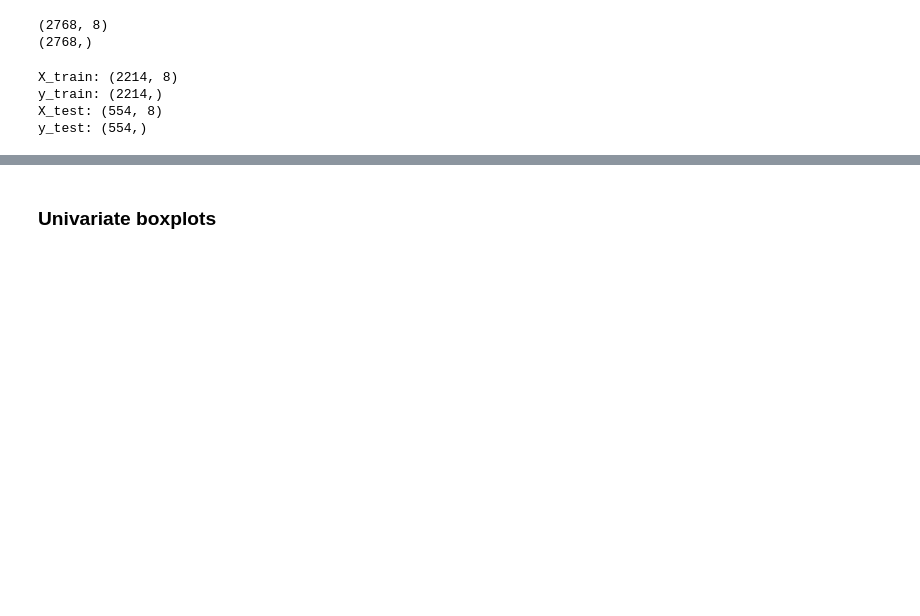
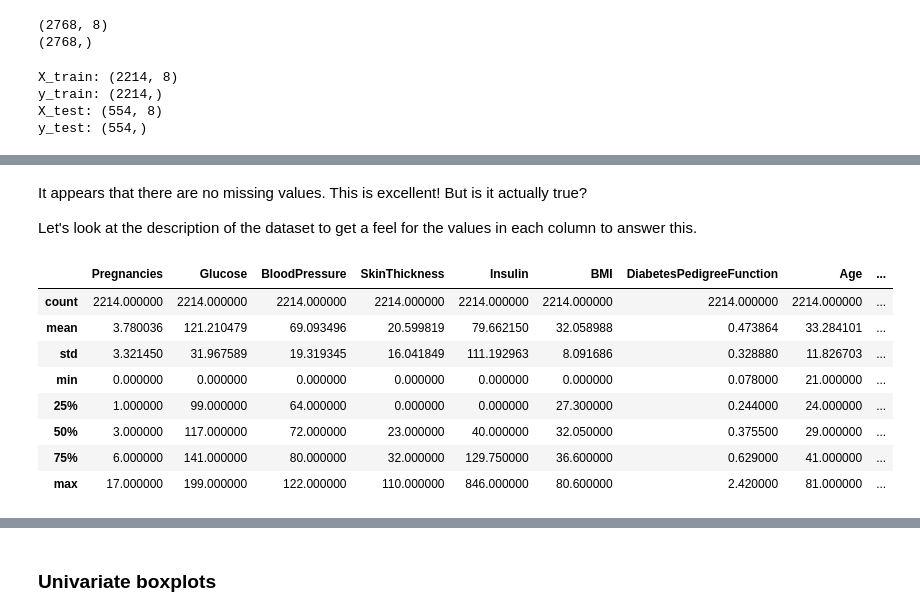
Before and after one commit to LewGoesB00M/CMP6202, a Jupyter notebook: Assignment/Code/CMP6202 Assignment 2.ipynb, the cells around one changed output, grey strips where cells are left out. Drawn from its saved outputs; the diff is of its cells as text; code cells hidden in the pictures; blank space fills up the shorter version.

```diff
--- a/Assignment/Code/CMP6202 Assignment 2.ipynb
+++ b/Assignment/Code/CMP6202 Assignment 2.ipynb
@@ -188,0 +121,16 @@ y_test: (554,)
+# %% [markdown]
+It appears that there are no missing values. This is excellent! But is it actually true?
+
+Let's look at the description of the dataset to get a feel for the values in each column to answer this.
+# %%
+fullTrainSet.describe()
+# %% [output]
+|  | Pregnancies | Glucose | BloodPressure | SkinThickness | Insulin | BMI | DiabetesPedigreeFunction | Age | ... |
+| count | 2214.000000 | 2214.000000 | 2214.000000 | 2214.000000 | 2214.000000 | 2214.000000 | 2214.000000 | 2214.000000 | ... |
+| mean | 3.780036 | 121.210479 | 69.093496 | 20.599819 | 79.662150 | 32.058988 | 0.473864 | 33.284101 | ... |
+| std | 3.321450 | 31.967589 | 19.319345 | 16.041849 | 111.192963 | 8.091686 | 0.328880 | 11.826703 | ... |
+| min | 0.000000 | 0.000000 | 0.000000 | 0.000000 | 0.000000 | 0.000000 | 0.078000 | 21.000000 | ... |
+| 25% | 1.000000 | 99.000000 | 64.000000 | 0.000000 | 0.000000 | 27.300000 | 0.244000 | 24.000000 | ... |
+| 50% | 3.000000 | 117.000000 | 72.000000 | 23.000000 | 40.000000 | 32.050000 | 0.375500 | 29.000000 | ... |
+| 75% | 6.000000 | 141.000000 | 80.000000 | 32.000000 | 129.750000 | 36.600000 | 0.629000 | 41.000000 | ... |
+| max | 17.000000 | 199.000000 | 122.000000 | 110.000000 | 846.000000 | 80.600000 | 2.420000 | 81.000000 | ... |
```
Also changed, not shown: parts of 32 cells of this notebook, 5 other files.
